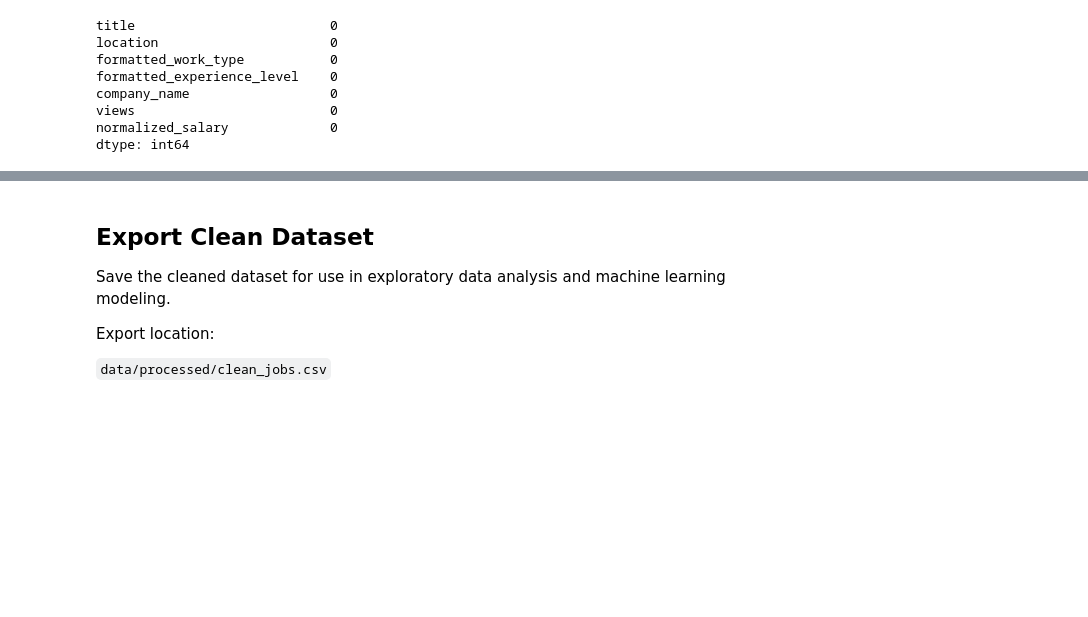
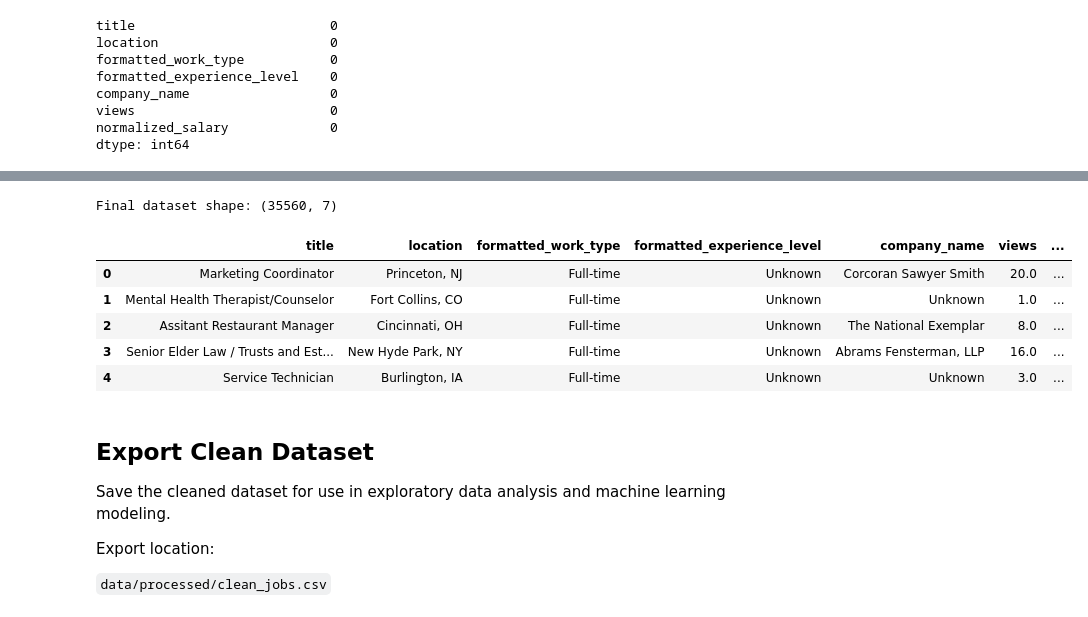
Before and after one commit to lavinma/salary-prediction-ml, a Jupyter notebook: notebooks/01_data_cleaning.ipynb, the cells around one changed output, grey strips where cells are left out. Cells and saved outputs as stored; diff of their text form; code cells hidden in the pictures; blank space fills up the shorter version.

```diff
--- a/notebooks/01_data_cleaning.ipynb
+++ b/notebooks/01_data_cleaning.ipynb
@@ -201,0 +268,16 @@ dtype: int64
+# %%
+MIN_REASONABLE_SALARY = 20_000
+MAX_REASONABLE_SALARY = 1_000_000
+
+rows_before = len(ml_df)
+
+ml_df = ml_df[
+    (ml_df["normalized_salary"] >= MIN_REASONABLE_SALARY) &
+    (ml_df["normalized_salary"] <= MAX_REASONABLE_SALARY)
+].copy()
+
+rows_after = len(ml_df)
+
+print(f"Rows before filtering: {rows_before:,}")
+print(f"Rows after filtering: {rows_after:,}")
+print(f"Rows removed: {rows_before - rows_after:,}")
@@ -202,3 +300,15 @@ dtype: int64
+# %%
+print("Final dataset shape:", ml_df.shape)
+
+ml_df.head()
+# %% [output]
+Final dataset shape: (35560, 7)
+|  | title | location | formatted_work_type | formatted_experience_level | company_name | views | ... |
+| 0 | Marketing Coordinator | Princeton, NJ | Full-time | Unknown | Corcoran Sawyer Smith | 20.0 | ... |
+| 1 | Mental Health Therapist/Counselor | Fort Collins, CO | Full-time | Unknown | Unknown | 1.0 | ... |
+| 2 | Assitant Restaurant Manager | Cincinnati, OH | Full-time | Unknown | The National Exemplar | 8.0 | ... |
+| 3 | Senior Elder Law / Trusts and Est... | New Hyde Park, NY | Full-time | Unknown | Abrams Fensterman, LLP | 16.0 | ... |
+| 4 | Service Technician | Burlington, IA | Full-time | Unknown | Unknown | 3.0 | ... |
 # %% [markdown]
 ## Export Clean Dataset
 
```
Also changed, not shown: parts of 7 cells of this notebook, 1 other file.
